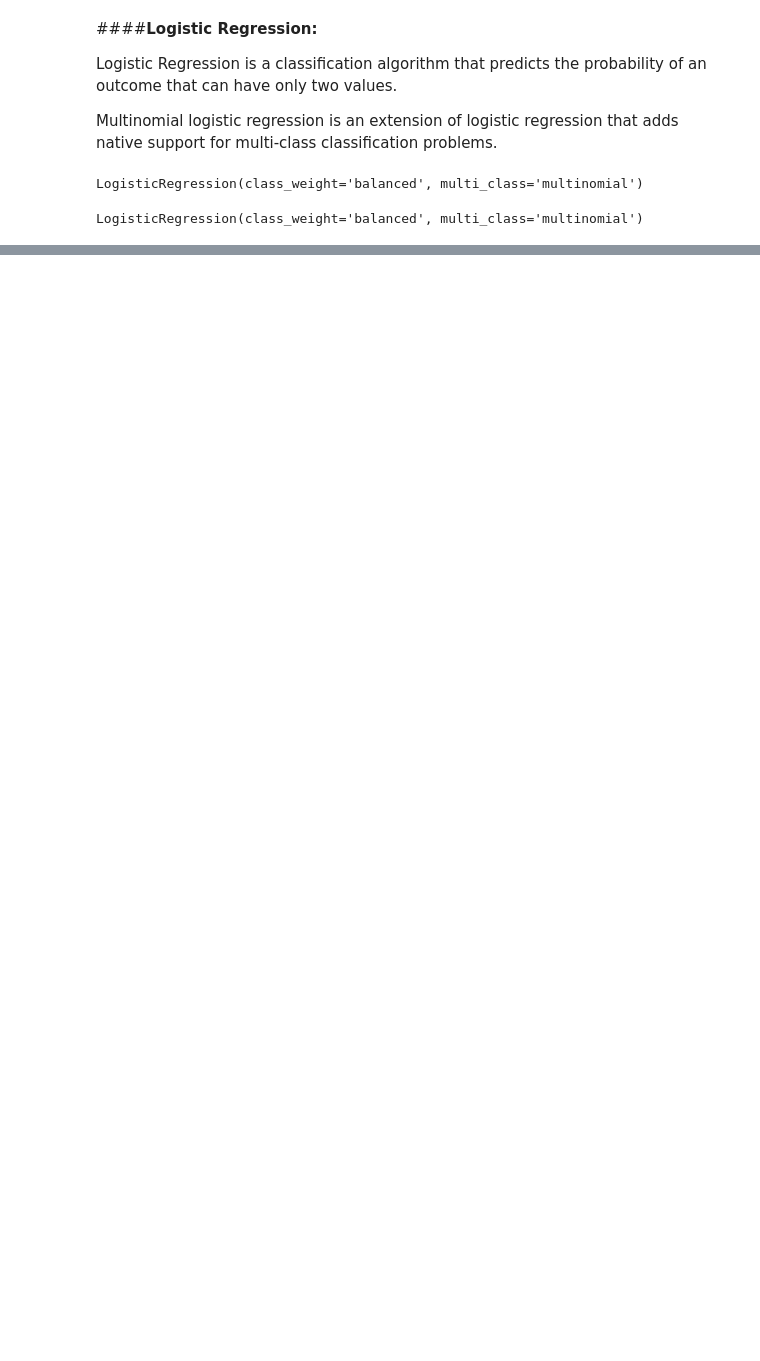
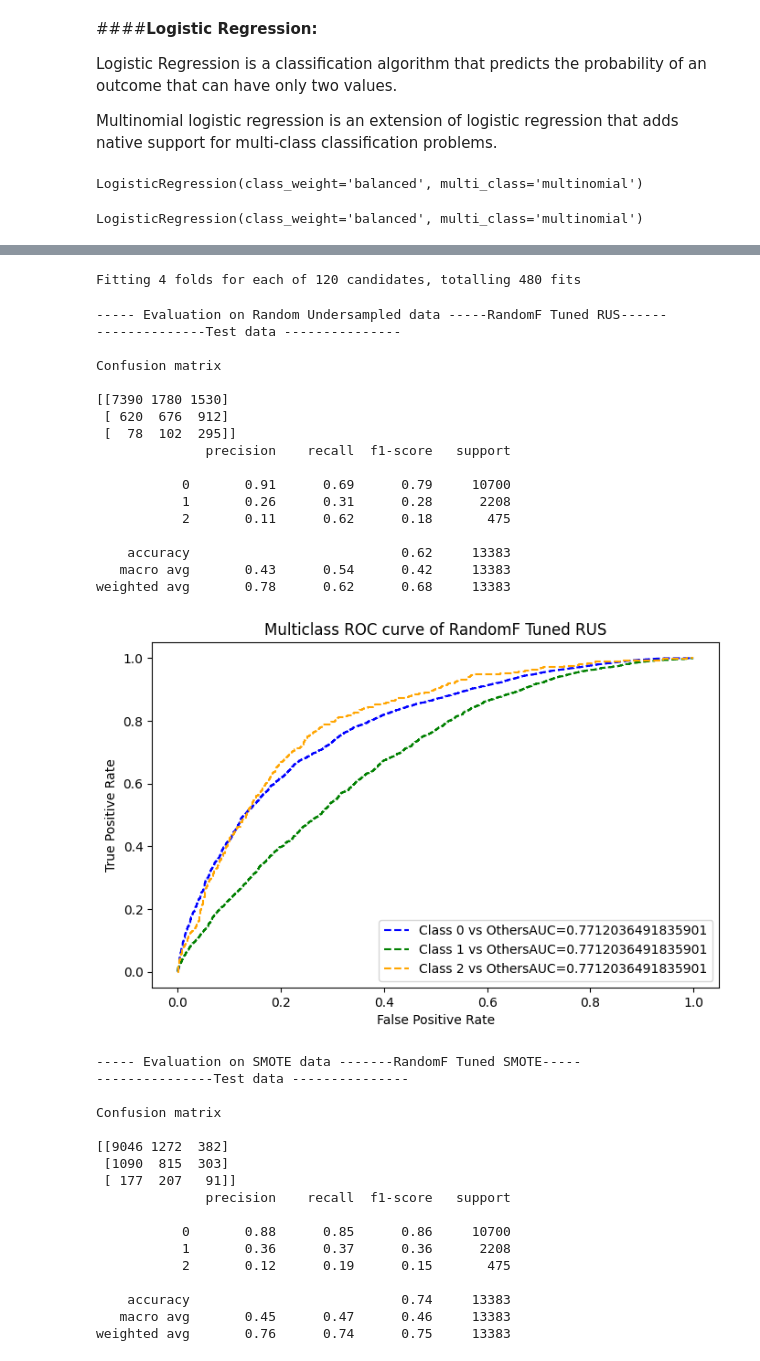
Before and after one commit to nishchay187/Capstone-Project---Email-Campaign-Effectiveness-Prediction, a Jupyter notebook: Email_Campaign_Effectiveness_Prediction_Nishchay_Kukreja.ipynb, the cells around one changed output, grey strips where cells are left out. Cells and saved outputs as stored; diff of their text form; code cells hidden in the pictures; blank space fills up the shorter version.

```diff
--- a/Email_Campaign_Effectiveness_Prediction_Nishchay_Kukreja.ipynb
+++ b/Email_Campaign_Effectiveness_Prediction_Nishchay_Kukreja.ipynb
@@ -824,0 +1021,6 @@ weighted avg       0.77      0.63      0.68     13383
+# %%
+#Grid Search to get the best parameters
+grid_search = GridSearchCV(estimator=rf, param_grid=params, cv = 4, n_jobs=-1, verbose=1, scoring="f1_weighted")
+# %%
+#Fitting RUS to grid search
+grid_search.fit(x_train_rus,y_train_rus)
@@ -824,0 +1035,51 @@ weighted avg       0.77      0.63      0.68     13383
+# %%
+#optimal model
+rf_tuned_rus = grid_search.best_estimator_
+# %%
+#Fitting SMOTE
+grid_search_smote = GridSearchCV(estimator=rf, param_grid=params, cv = 4, n_jobs=-1, verbose=1, scoring="f1_weighted")
+grid_search_smote.fit(x_train_smote,y_train_smote)
+#optimal smote model
+rf_tuned_smote = grid_search_smote.best_estimator_
+# %% [output]
+Fitting 4 folds for each of 120 candidates, totalling 480 fits
+# %%
+#Model Evaluation for Random Forest Hyperparameter
+rf_tuned_list = model_evaluation('RandomF Tuned RUS', 'RandomF Tuned SMOTE', rf_tuned_rus, rf_tuned_smote,x_train_rus, y_train_rus, x_train_smote, y_train_smote, X_test, y_test)
+rf_tuned_list
+# %% [output]
+----- Evaluation on Random Undersampled data -----RandomF Tuned RUS------
+--------------Test data ---------------
+
+Confusion matrix
+
+[[7390 1780 1530]
+ [ 620  676  912]
+ [  78  102  295]]
+              precision    recall  f1-score   support
+
+           0       0.91      0.69      0.79     10700
+           1       0.26      0.31      0.28      2208
+           2       0.11      0.62      0.18       475
+
+    accuracy                           0.62     13383
+   macro avg       0.43      0.54      0.42     13383
+weighted avg       0.78      0.62      0.68     13383
+[figure, added]
+----- Evaluation on SMOTE data -------RandomF Tuned SMOTE-----
+---------------Test data ---------------
+
+Confusion matrix
+
+[[9046 1272  382]
+ [1090  815  303]
+ [ 177  207   91]]
+              precision    recall  f1-score   support
+
+           0       0.88      0.85      0.86     10700
+           1       0.36      0.37      0.36      2208
+           2       0.12      0.19      0.15       475
+
+    accuracy                           0.74     13383
+   macro avg       0.45      0.47      0.46     13383
+weighted avg       0.76      0.74      0.75     13383
```
Also changed, not shown: parts of 42 cells of this notebook.
